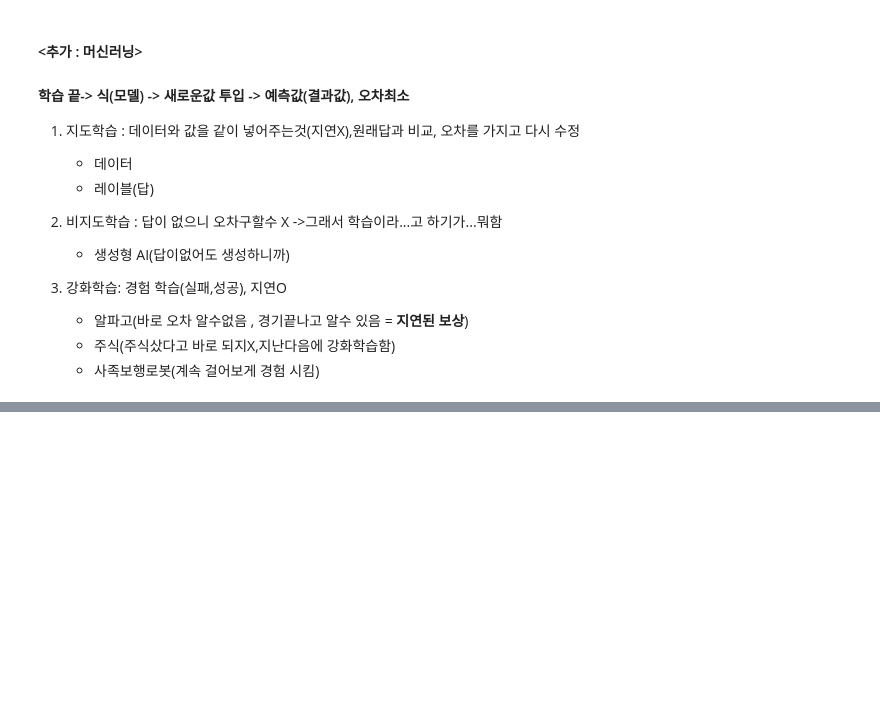
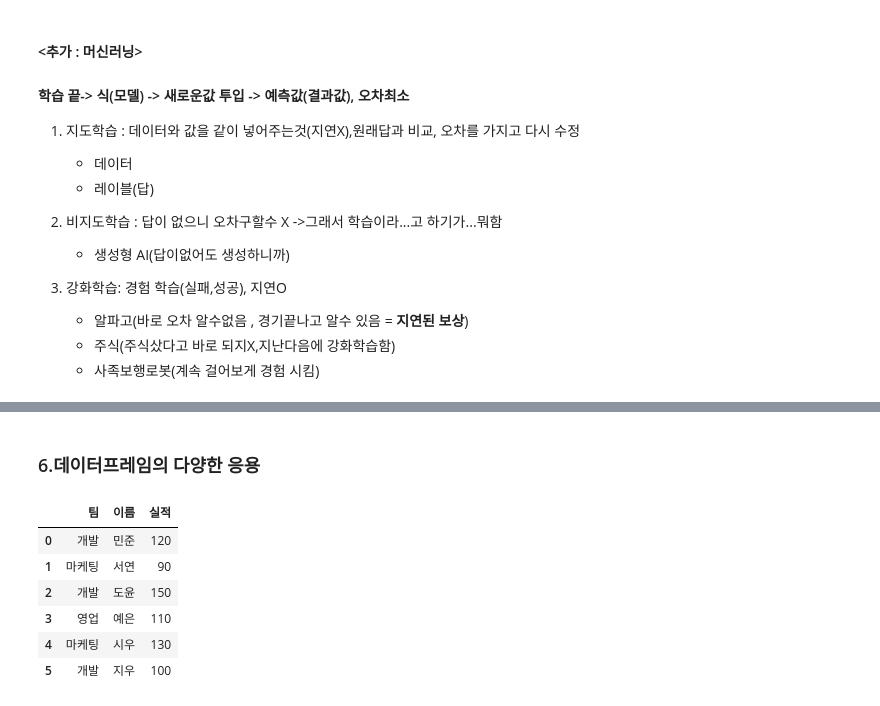
Before and after one commit to bb-bbb/homescape.com, a Jupyter notebook: part5/데이터사전처리.ipynb, the cells around one changed output, grey strips where cells are left out. Cells and saved outputs as stored; diff of their text form; code cells hidden in the pictures; blank space fills up the shorter version.

```diff
--- a/part5/데이터사전처리.ipynb
+++ b/part5/데이터사전처리.ipynb
@@ -122,0 +198,19 @@ df_dedup
+# %% [markdown]
+### 6.데이터프레임의 다양한 응용
+# %%
+#그룹연산
+# 3.1 그룹객체 만들기(분할 단계)
+df_group = pd.DataFrame({
+    '팀' : ['개발','마케팅','개발','영업','마케팅','개발'],
+    '이름' : ['민준','서연','도윤','예은','시우','지우'],
+    '실적' : [120,90,150,110,130,100]
+})
+df_group
+# %% [output]
+|  | 팀 | 이름 | 실적 |
+| 0 | 개발 | 민준 | 120 |
+| 1 | 마케팅 | 서연 | 90 |
+| 2 | 개발 | 도윤 | 150 |
+| 3 | 영업 | 예은 | 110 |
+| 4 | 마케팅 | 시우 | 130 |
+| 5 | 개발 | 지우 | 100 |
```
Also changed, not shown: parts of 20 cells of this notebook, 3 other files.
